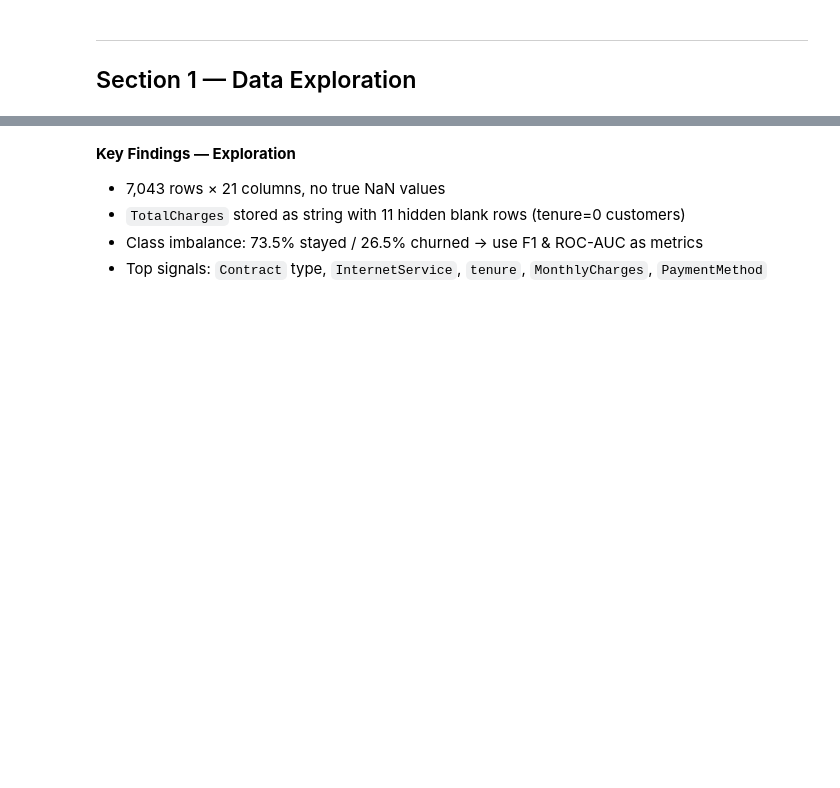
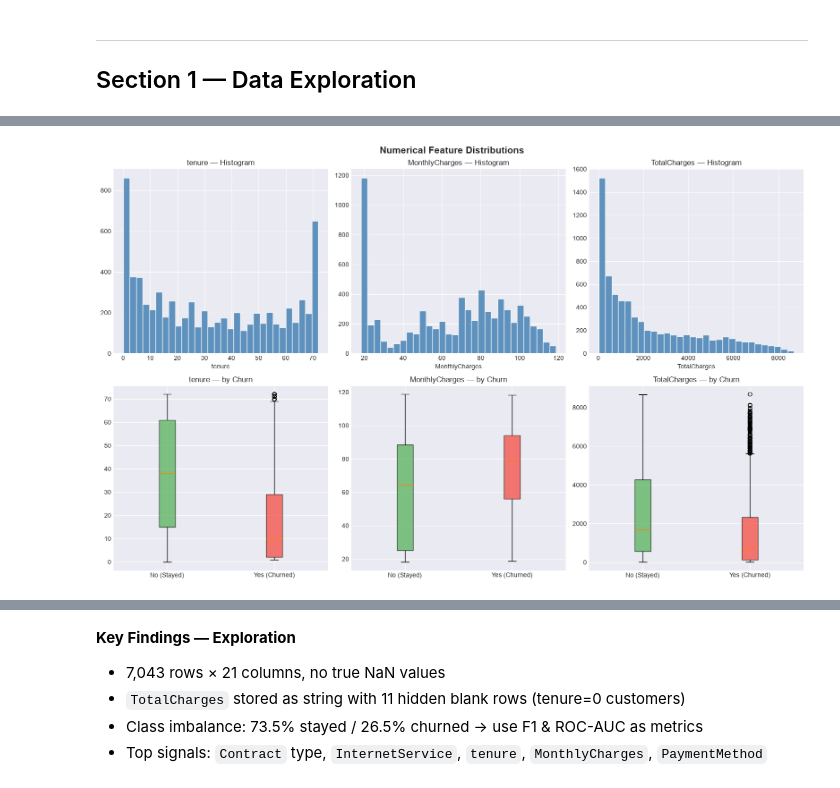
Before and after one commit to Spandana-hub/Customer_churn_prediction, a Jupyter notebook: notebooks/customer_churn_analysis.ipynb, the cells around one changed output, grey strips where cells are left out. Cells and saved outputs as stored; diff of their text form; code cells hidden in the pictures; blank space fills up the shorter version.

```diff
--- a/notebooks/customer_churn_analysis.ipynb
+++ b/notebooks/customer_churn_analysis.ipynb
@@ -86,27 +166,29 @@ plt.show()
 # %%
 # Numerical features — histograms & boxplots by Churn
 fig, axes = plt.subplots(2, 3, figsize=(16, 10))
 fig.suptitle('Numerical Feature Distributions', fontsize=15, fontweight='bold')
 
 for i, col in enumerate(NUMERICAL_COLS):
     col_data = pd.to_numeric(df[col], errors='coerce').dropna()
 
     # Histogram
     axes[0][i].hist(col_data, bins=30, color='steelblue', edgecolor='white', alpha=0.85)
     axes[0][i].set_title(f'{col} — Histogram'); axes[0][i].set_xlabel(col)
 
     # Boxplot by Churn
     tmp = df[['Churn', col]].copy()
     tmp[col] = pd.to_numeric(tmp[col], errors='coerce')
     groups = [tmp[tmp['Churn'] == lbl][col].dropna() for lbl in ['No', 'Yes']]
-    bp = axes[1][i].boxplot(groups, labels=['No (Stayed)', 'Yes (Churned)'], patch_artist=True)
+    bp = axes[1][i].boxplot(groups, tick_labels=['No (Stayed)', 'Yes (Churned)'], patch_artist=True)
     for patch, c in zip(bp['boxes'], [COLOR_CHURN['No'], COLOR_CHURN['Yes']]):
         patch.set_facecolor(c); patch.set_alpha(0.7)
     axes[1][i].set_title(f'{col} — by Churn')
 
 plt.tight_layout()
 plt.savefig(IMAGES_DIR / 'numerical_distributions.png', dpi=FIG_DPI, bbox_inches='tight')
 plt.show()
+# %% [output]
+[figure, added]
 # %%
 # Churn rate per key categorical features
 cols_to_plot = ['gender', 'SeniorCitizen', 'Partner', 'Dependents',
```
Also changed, not shown: parts of 36 cells of this notebook.
